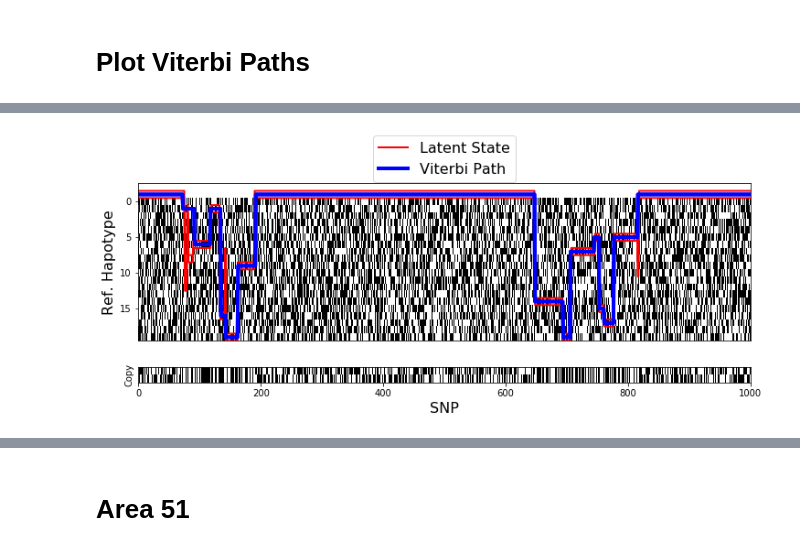
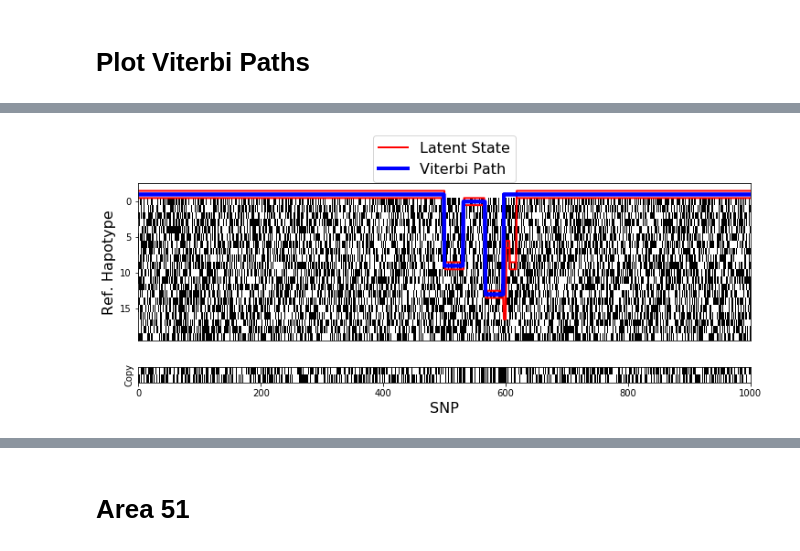
Before and after one commit to hringbauer/hapROH, a Jupyter notebook: Notebooks/figures.ipynb, the cells around one changed output, grey strips where cells are left out. Saved outputs shown, nothing was run; the diff lists cells and outputs as text; code cells hidden in the pictures.

```diff
--- a/Notebooks/figures.ipynb
+++ b/Notebooks/figures.ipynb
@@ -67,5 +67,5 @@ def plot_viterbi(folder = "../Simulated/Test20r/", save=True):
         plt.savefig(folder + "viterbi_path.pdf", bbox_inches = 'tight', pad_inches = 0)
     plt.show()
 # %%
-plot_viterbi(folder = "../Simulated/Test20r/", save=False)
+plot_viterbi(folder = "../Simulated/Test2_rep/", save=True)
 # %% [output]
@@ -73,4 +73,4 @@ Successfully loaded Data from: ../Simulated/Test20r/
-[figure, old version]
+[figure, new version]
 # %%
 def plot_posterior(folder = "../Simulated/Test20r/", save=True):
     """Plot Viterbi Path of Haplotype copying"""
```
Also changed, not shown: parts of 2 cells of this notebook, 24 other files.
